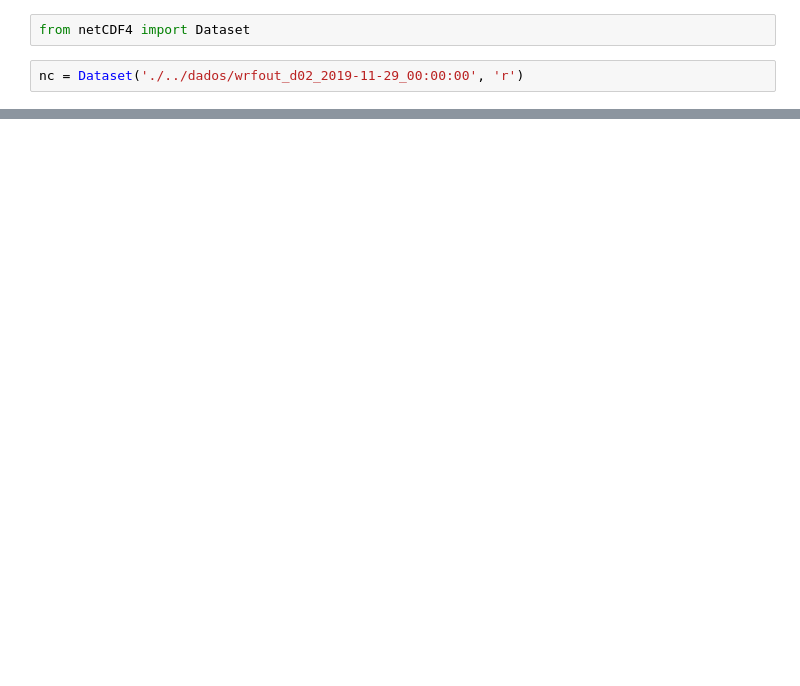
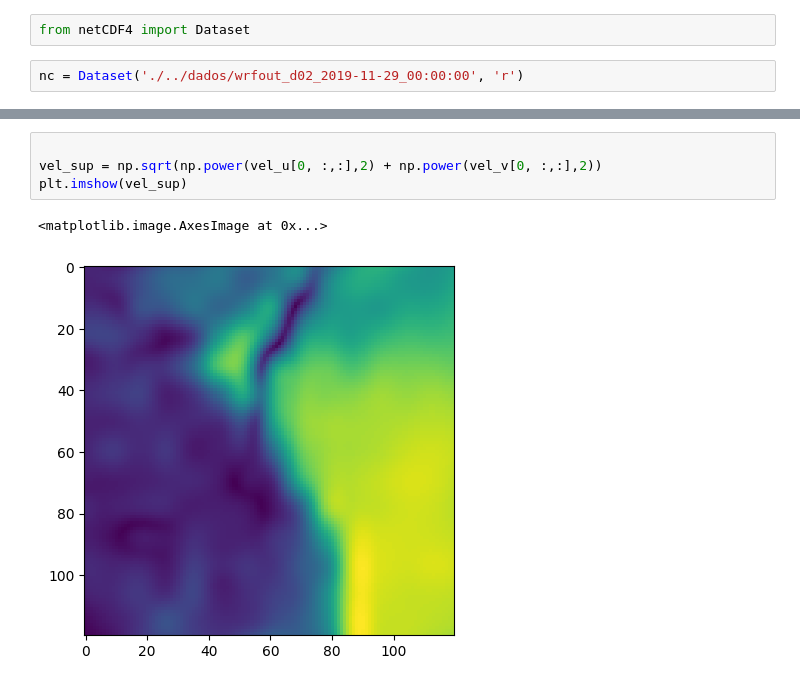
Before and after one commit to georgynio/python_aulas, a Jupyter notebook: Exercicios/Exemplos_base/dados_nc_1.ipynb, the cells around one changed output, grey strips where cells are left out. Saved outputs shown, nothing was run; the diff lists cells and outputs as text; blank space fills up the shorter version.

```diff
--- a/Exercicios/Exemplos_base/dados_nc_1.ipynb
+++ b/Exercicios/Exemplos_base/dados_nc_1.ipynb
@@ -36,0 +270,7 @@ root group (NETCDF3_64BIT_OFFSET data model, file format NETCDF3):
+# %%
+
+vel_sup = np.sqrt(np.power(vel_u[0, :,:],2) + np.power(vel_v[0, :,:],2))
+plt.imshow(vel_sup)
+# %% [output]
+<matplotlib.image.AxesImage at 0x...>
+[figure, added]
```
Also changed, not shown: parts of 31 cells of this notebook, 1 other file.
